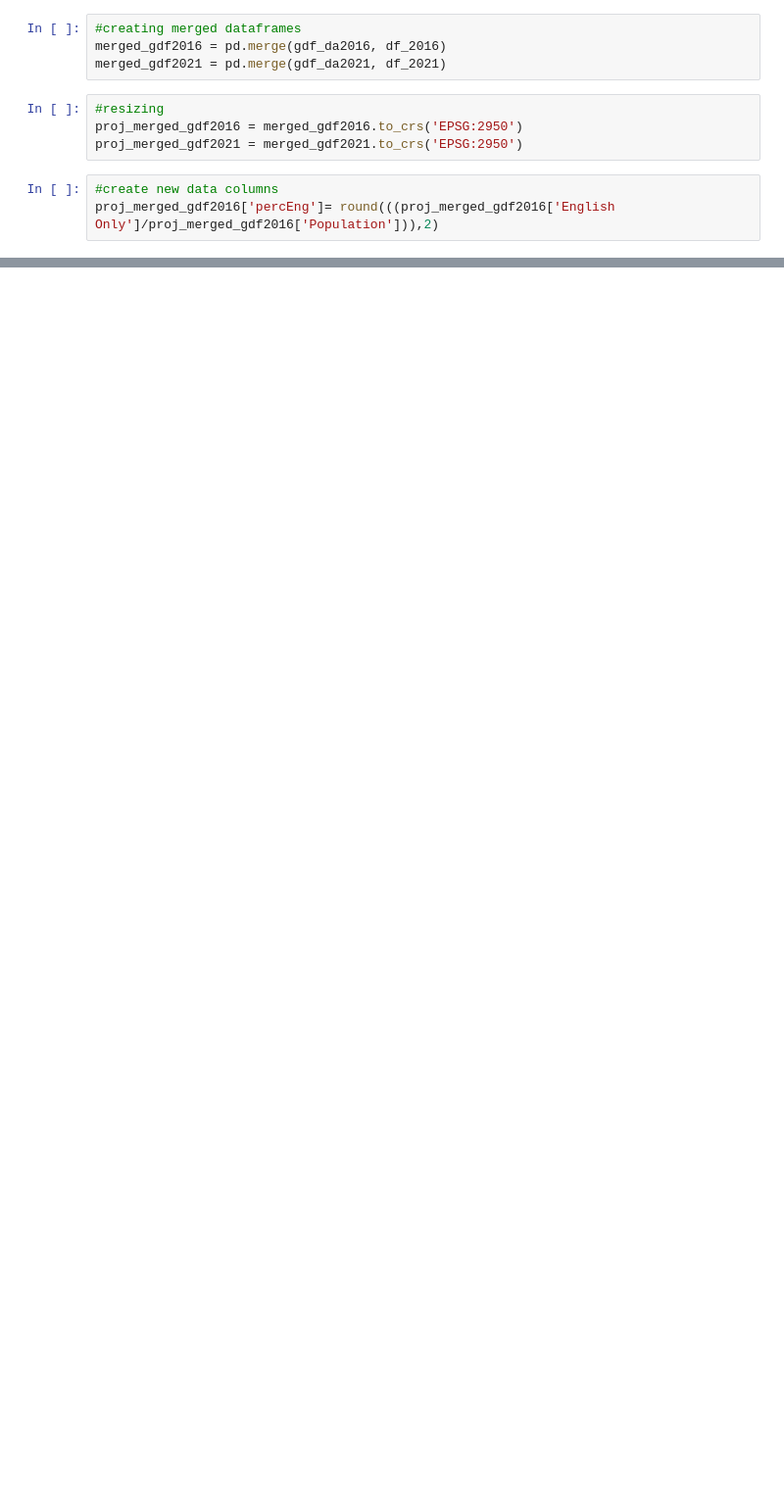
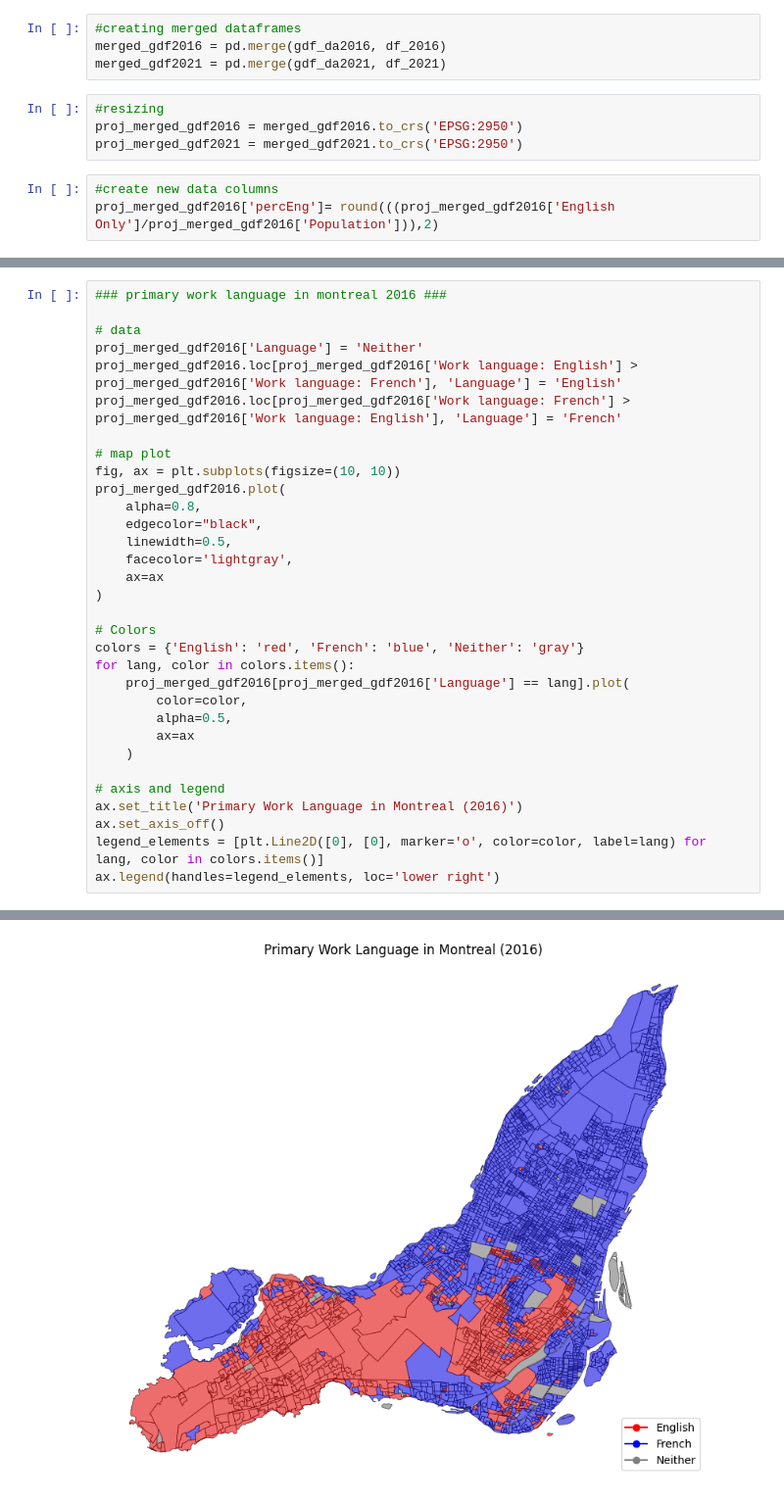
Before and after one commit to BigBustah/Geog464-Final-Dylan-Duplaine, a Jupyter notebook: Project.ipynb, the cells around one changed output, grey strips where cells are left out. Shown at 98% size. Cells and saved outputs as stored; diff of their text form; blank space fills up the shorter version.

```diff
--- a/Project.ipynb
+++ b/Project.ipynb
@@ -227,0 +258,33 @@ ax.legend(handles=legend_elements, loc='lower right')
+# %%
+### primary work language in montreal 2016 ###
+
+# data
+proj_merged_gdf2016['Language'] = 'Neither'
+proj_merged_gdf2016.loc[proj_merged_gdf2016['Work language: English'] > proj_merged_gdf2016['Work language: French'], 'Language'] = 'English'
+proj_merged_gdf2016.loc[proj_merged_gdf2016['Work language: French'] > proj_merged_gdf2016['Work language: English'], 'Language'] = 'French'
+
+# map plot
+fig, ax = plt.subplots(figsize=(10, 10))
+proj_merged_gdf2016.plot(
+    alpha=0.8,
+    edgecolor="black",
+    linewidth=0.5,
+    facecolor='lightgray',
+    ax=ax
+)
+
+# Colors
+colors = {'English': 'red', 'French': 'blue', 'Neither': 'gray'}
+for lang, color in colors.items():
+    proj_merged_gdf2016[proj_merged_gdf2016['Language'] == lang].plot(
+        color=color,
+        alpha=0.5,
+        ax=ax
+    )
+
+# axis and legend
+ax.set_title('Primary Work Language in Montreal (2016)')
+ax.set_axis_off()
+legend_elements = [plt.Line2D([0], [0], marker='o', color=color, label=lang) for lang, color in colors.items()]
+ax.legend(handles=legend_elements, loc='lower right')
+# %% [output]
@@ -227,0 +292 @@ ax.legend(handles=legend_elements, loc='lower right')
+[figure, added]
```
Also changed, not shown: parts of 30 cells of this notebook, 1 other file.
